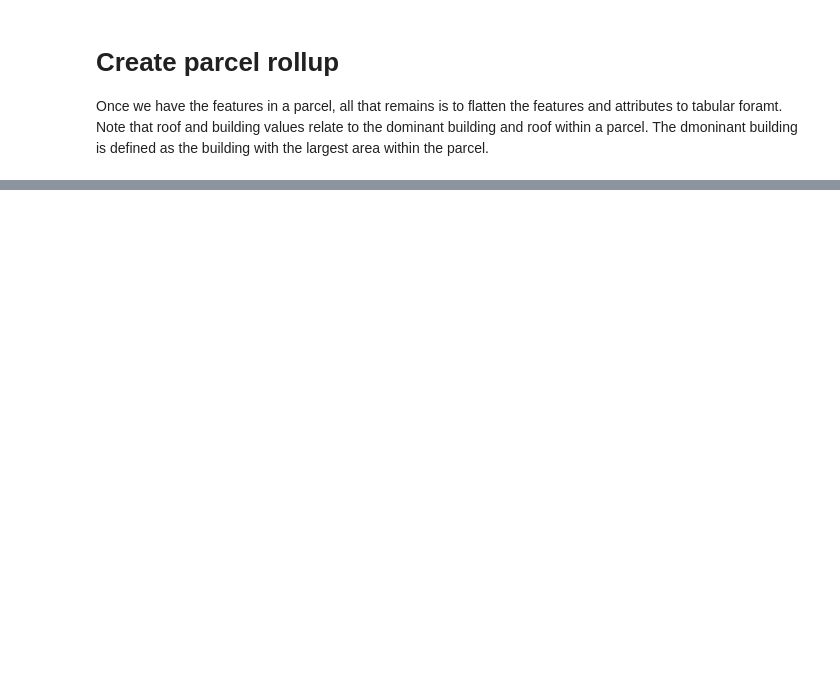
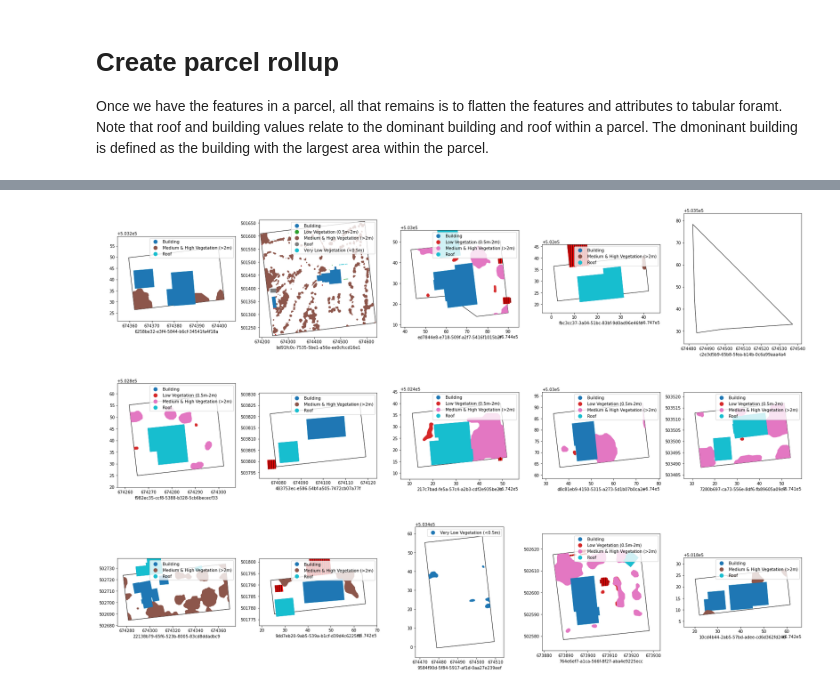
Before and after one commit to nearmap/nmaipy, a Jupyter notebook: ai-feature-api/Parcel_rollup.ipynb, the cells around one changed output, grey strips where cells are left out. Cells and saved outputs as stored; diff of their text form; code cells hidden in the pictures; blank space fills up the shorter version.

```diff
--- a/ai-feature-api/Parcel_rollup.ipynb
+++ b/ai-feature-api/Parcel_rollup.ipynb
@@ -645,0 +662,3 @@ array(['id', 'geometry', 'error', 'link', 'version',
+# %%
+df_sample = df[df.error.isna()].sample(15, random_state=10)
+df_sample
@@ -645,0 +702,32 @@ array(['id', 'geometry', 'error', 'link', 'version',
+# %%
+fig, axes = plt.subplots(3, 5, figsize=(30, 20))
+axes = [ax for row in axes for ax in row]
+for i, row in tqdm(parcels_gdf.set_index('id').loc[df_sample.id].reset_index().iterrows(), total=len(df_sample)):
+    payload, error = cached_get_payload(row.id, row.geometry_epsg4326, since=SINCE, until=UNTIL)
+
+    if not error:
+        # Create geo-df
+        features_gdf_vis = create_geodataframe(payload, row.geometry).query('classId in @VISUALISATION_IDS')
+
+        # Filter features
+        features_gdf_keep = filter_features(features_gdf_vis)
+        features_gdf_discard = pd.concat((features_gdf_vis, features_gdf_keep)).drop_duplicates(keep=False, subset='id')
+
+        if len(features_gdf_discard) > 0:
+            # Plot all features to discard
+            features_gdf_discard.plot(ax=axes[i], fc="red", alpha=0.8, hatch='|||')
+        if len(features_gdf_keep) > 0:
+            # Plot remaining features to keep
+            features_gdf_keep.plot(ax=axes[i], column="description", legend=True)
+        axes[i].set_xlabel(row.id)
+    else:
+        logging.warning(error)
+        axes[i].set_xlabel(error)
+
+    axes[i].add_patch(
+        PolygonPatch(row.geometry, fc="none", ec="k", alpha=1, zorder=0, lw=1)
+    )
+    axes[i].set_xlim(row.geometry.bounds[0] - 5, row.geometry.bounds[2] + 5)
+    axes[i].set_ylim(row.geometry.bounds[1] - 5, row.geometry.bounds[3] + 5)
+# %% [output]
+[figure, added]
```
Also changed, not shown: parts of 42 cells of this notebook, 1 other file.
